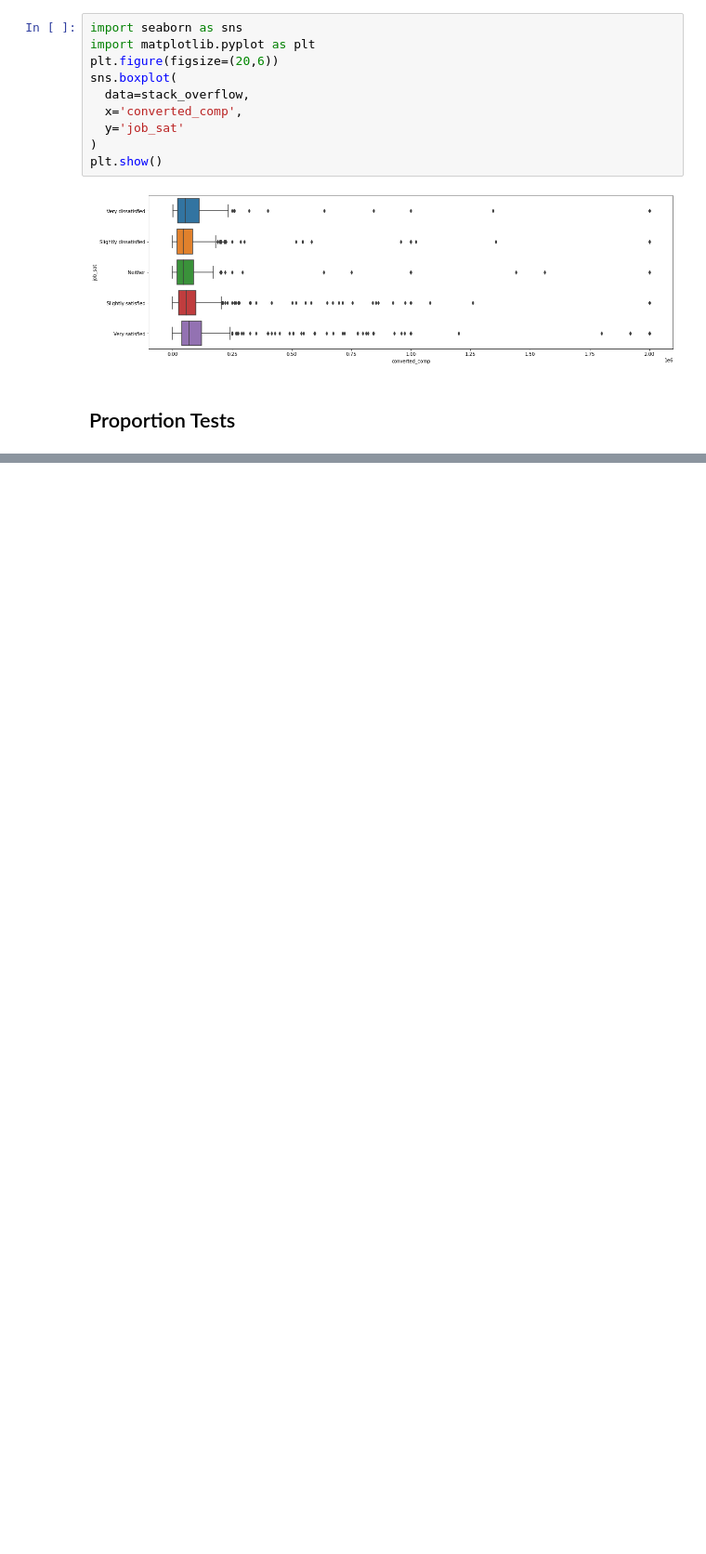
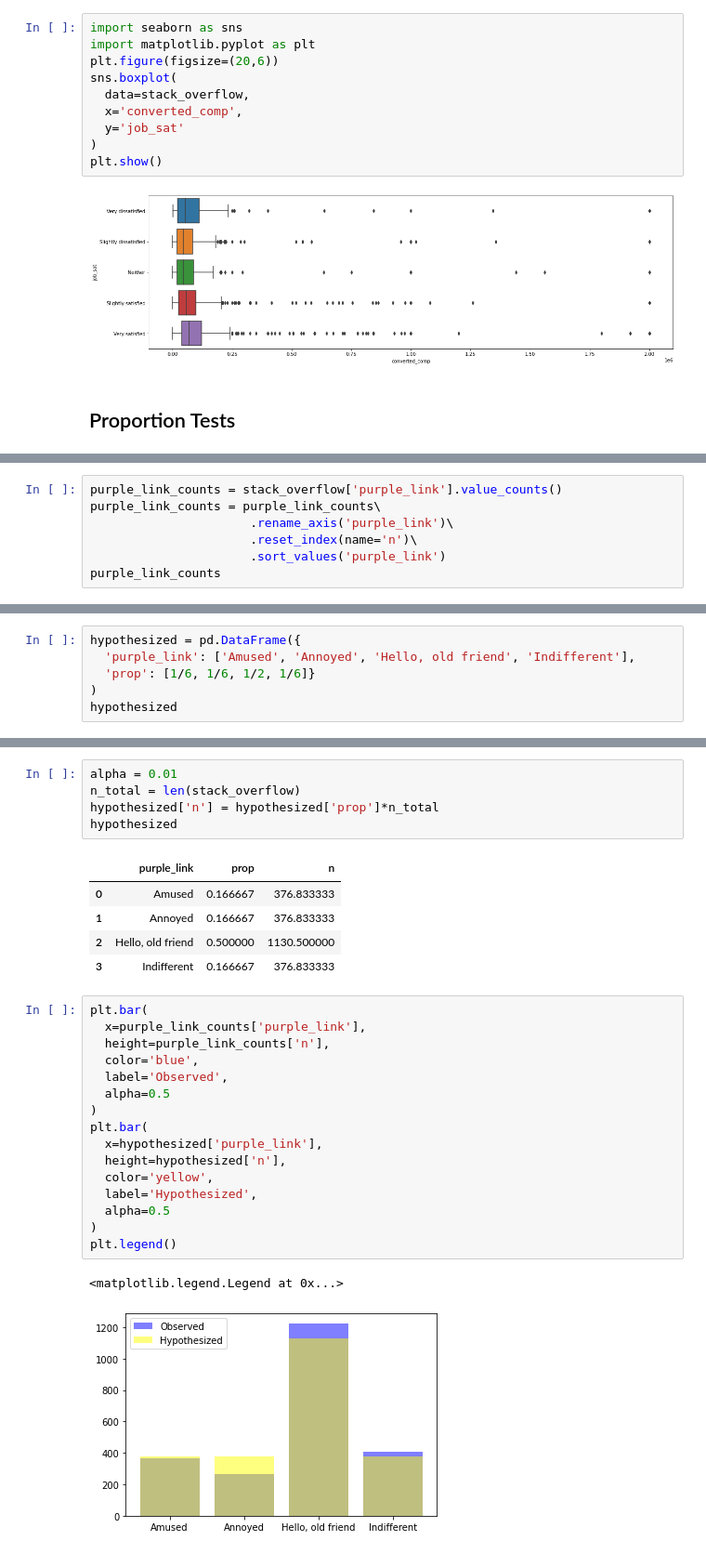
Before and after one commit to AnshuBantra/Python, a Jupyter notebook: Associate Data Scientist in Python/029 Hypothesis Testing in Python/hypothesis_testing.ipynb, the cells around one changed output, grey strips where cells are left out. Shown at 93% size. Cells and saved outputs as stored; diff of their text form; blank space fills up the shorter version.

```diff
--- a/Associate Data Scientist in Python/029 Hypothesis Testing in Python/hypothesis_testing.ipynb
+++ b/Associate Data Scientist in Python/029 Hypothesis Testing in Python/hypothesis_testing.ipynb
@@ -386,0 +660,7 @@ plt.show()
+# %%
+purple_link_counts = stack_overflow['purple_link'].value_counts()
+purple_link_counts = purple_link_counts\
+                      .rename_axis('purple_link')\
+                      .reset_index(name='n')\
+                      .sort_values('purple_link')
+purple_link_counts
@@ -386,0 +673,6 @@ plt.show()
+# %%
+hypothesized = pd.DataFrame({
+  'purple_link': ['Amused', 'Annoyed', 'Hello, old friend', 'Indifferent'],
+  'prop': [1/6, 1/6, 1/2, 1/6]}
+)
+hypothesized
@@ -386,0 +685,30 @@ plt.show()
+# %%
+alpha = 0.01
+n_total = len(stack_overflow)
+hypothesized['n'] = hypothesized['prop']*n_total
+hypothesized
+# %% [output]
+|  | purple_link | prop | n |
+| 0 | Amused | 0.166667 | 376.833333 |
+| 1 | Annoyed | 0.166667 | 376.833333 |
+| 2 | Hello, old friend | 0.500000 | 1130.500000 |
+| 3 | Indifferent | 0.166667 | 376.833333 |
+# %%
+plt.bar(
+  x=purple_link_counts['purple_link'],
+  height=purple_link_counts['n'],
+  color='blue',
+  label='Observed',
+  alpha=0.5
+)
+plt.bar(
+  x=hypothesized['purple_link'],
+  height=hypothesized['n'],
+  color='yellow',
+  label='Hypothesized',
+  alpha=0.5
+)
+plt.legend()
+# %% [output]
+<matplotlib.legend.Legend at 0x...>
+[figure, added]
```
Also changed, not shown: parts of 62 cells of this notebook, 5 other files.
